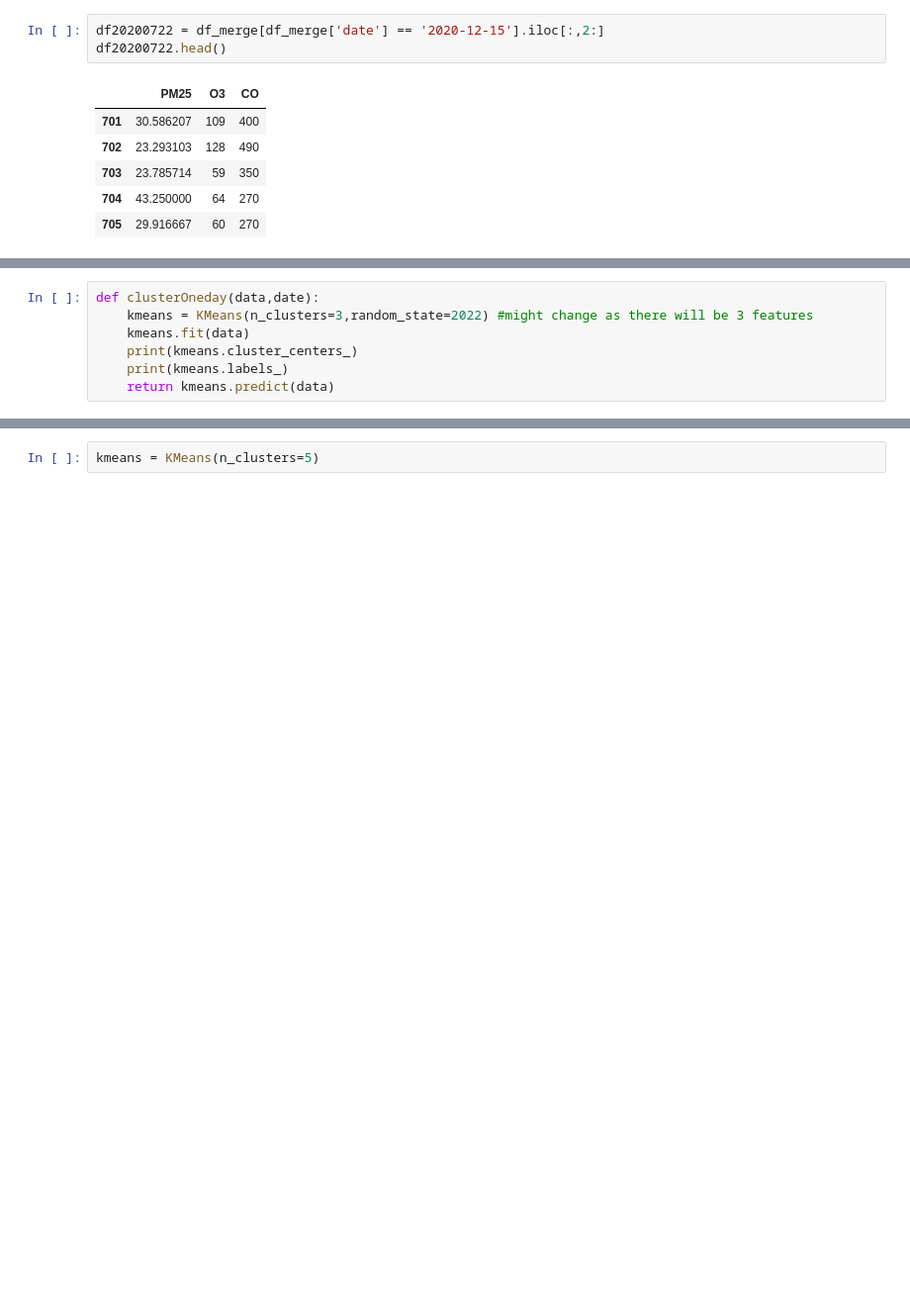
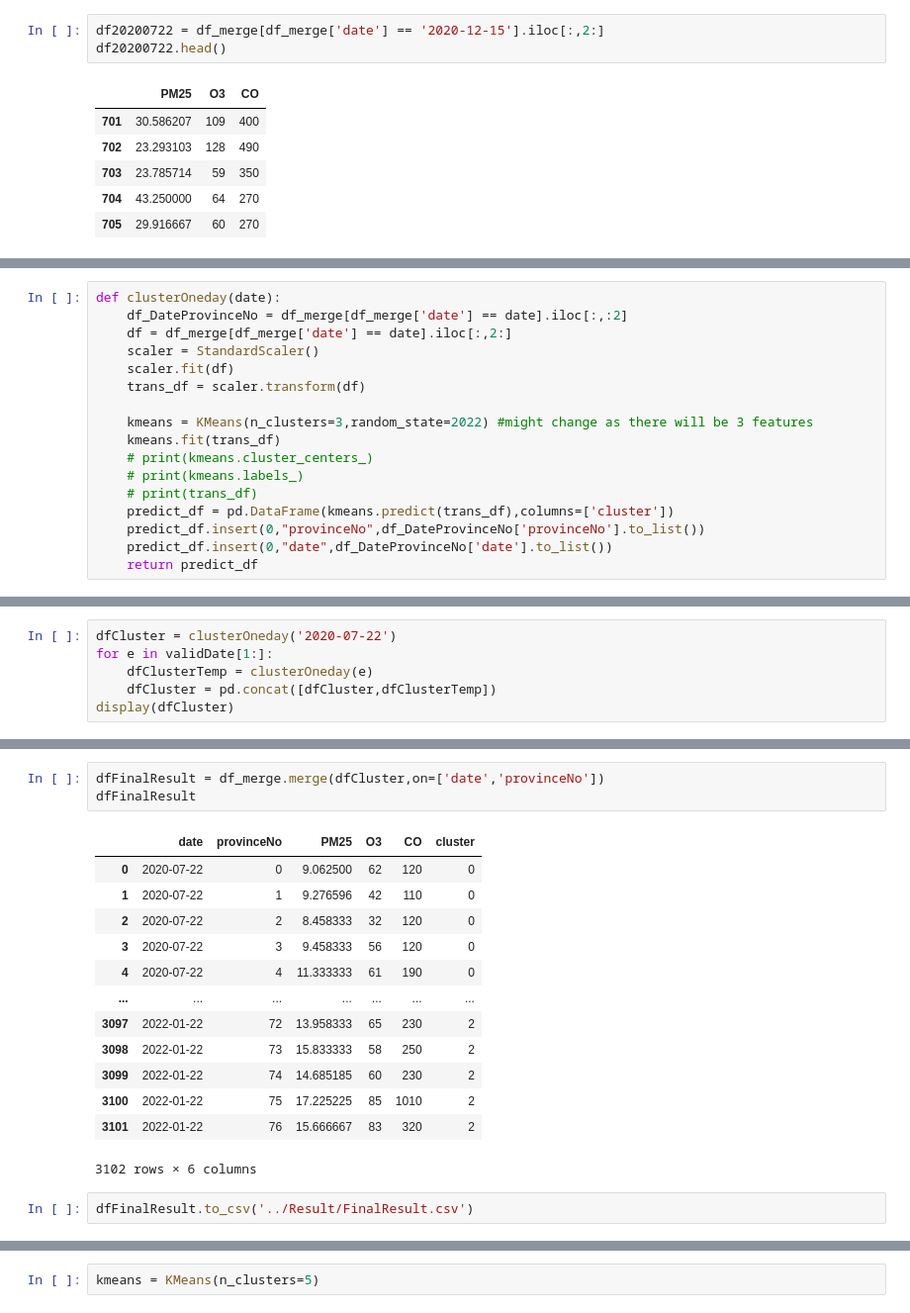
Before and after one commit to Peemajoke/DataSciProject2, a Jupyter notebook: Code/ProjectCode.ipynb, the cells around one changed output, grey strips where cells are left out. Shown: that part at 99% size. Saved outputs shown, nothing was run; the diff lists cells and outputs as text; blank space fills up the shorter version.

Commit message:
finish kmeans code and get result
Co-authored-by: Aofff <aof18794@users.noreply.github.com>
Co-authored-by: Peemaphoj Chumswee <Peemajoke@users.noreply.github.com>

```diff
--- a/Code/ProjectCode.ipynb
+++ b/Code/ProjectCode.ipynb
@@ -423,7 +423,17 @@ df20200722.head()
 # %%
-def clusterOneday(data,date):
+def clusterOneday(date):
+    df_DateProvinceNo = df_merge[df_merge['date'] == date].iloc[:,:2]
+    df = df_merge[df_merge['date'] == date].iloc[:,2:]
+    scaler = StandardScaler()
+    scaler.fit(df)
+    trans_df = scaler.transform(df)
+
     kmeans = KMeans(n_clusters=3,random_state=2022) #might change as there will be 3 features
-    kmeans.fit(data)
-    print(kmeans.cluster_centers_)
-    print(kmeans.labels_)
-    return kmeans.predict(data)
+    kmeans.fit(trans_df)
+    # print(kmeans.cluster_centers_)
+    # print(kmeans.labels_)
+    # print(trans_df)
+    predict_df = pd.DataFrame(kmeans.predict(trans_df),columns=['cluster'])
+    predict_df.insert(0,"provinceNo",df_DateProvinceNo['provinceNo'].to_list())
+    predict_df.insert(0,"date",df_DateProvinceNo['date'].to_list())
+    return predict_df
@@ -442,0 +482,6 @@ print(trans_data[0:5,])
+# %%
+dfCluster = clusterOneday('2020-07-22')
+for e in validDate[1:]:
+    dfClusterTemp = clusterOneday(e)
+    dfCluster = pd.concat([dfCluster,dfClusterTemp])
+display(dfCluster)
@@ -443,3 +523,22 @@ print(trans_data[0:5,])
+# %%
+dfFinalResult = df_merge.merge(dfCluster,on=['date','provinceNo'])
+dfFinalResult
+# %% [output]
+|  | date | provinceNo | PM25 | O3 | CO | cluster |
+| 0 | 2020-07-22 | 0 | 9.062500 | 62 | 120 | 0 |
+| 1 | 2020-07-22 | 1 | 9.276596 | 42 | 110 | 0 |
+| 2 | 2020-07-22 | 2 | 8.458333 | 32 | 120 | 0 |
+| 3 | 2020-07-22 | 3 | 9.458333 | 56 | 120 | 0 |
+| 4 | 2020-07-22 | 4 | 11.333333 | 61 | 190 | 0 |
+| ... | ... | ... | ... | ... | ... | ... |
+| 3097 | 2022-01-22 | 72 | 13.958333 | 65 | 230 | 2 |
+| 3098 | 2022-01-22 | 73 | 15.833333 | 58 | 250 | 2 |
+| 3099 | 2022-01-22 | 74 | 14.685185 | 60 | 230 | 2 |
+| 3100 | 2022-01-22 | 75 | 17.225225 | 85 | 1010 | 2 |
+| 3101 | 2022-01-22 | 76 | 15.666667 | 83 | 320 | 2 |
+3102 rows × 6 columns
+# %%
+dfFinalResult.to_csv('../Result/FinalResult.csv')
 # %%
 # elbow method
 # import numpy as np
```
Also changed, not shown: parts of 8 cells of this notebook, 1 other file.
